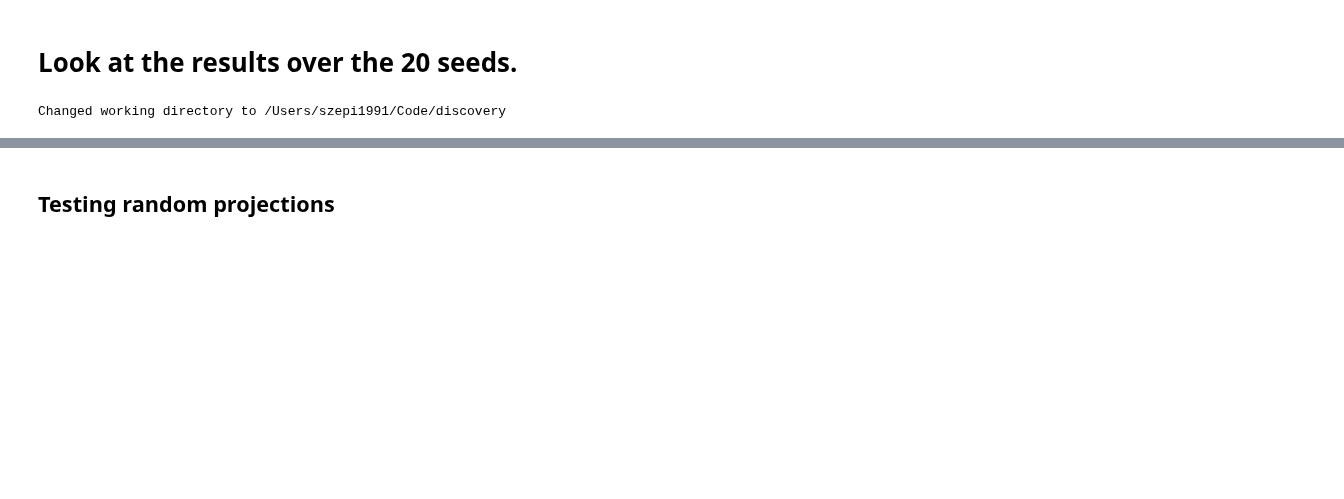
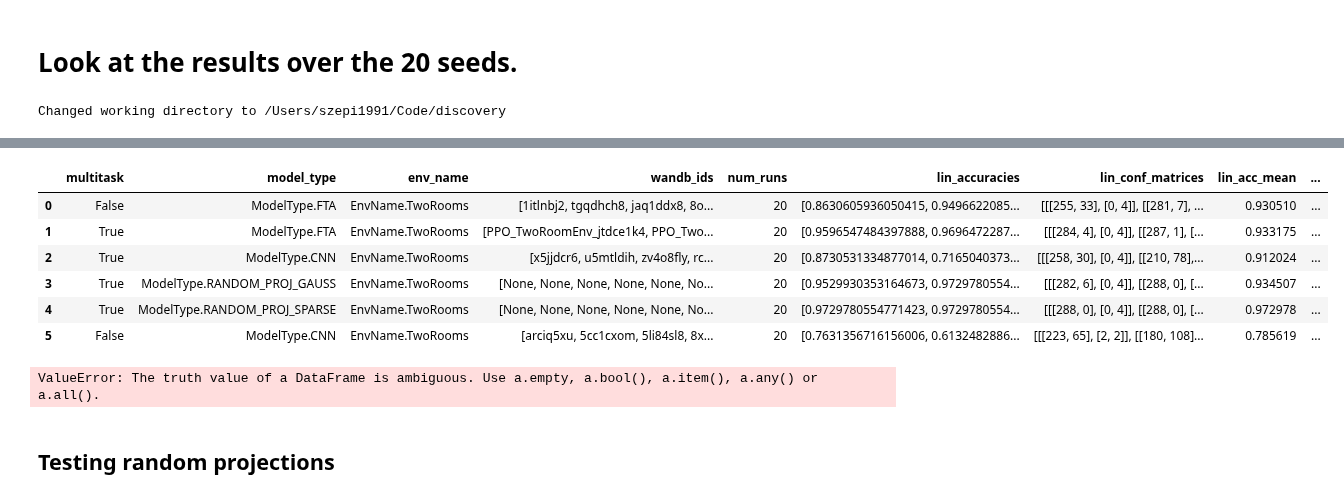
Before and after one commit to kevroi/discovery, a Jupyter notebook: discovery/class_analysis/minigrid.ipynb, the cells around one changed output, grey strips where cells are left out. Saved outputs shown, nothing was run; the diff lists cells and outputs as text; code cells hidden in the pictures; blank space fills up the shorter version.

```diff
--- a/discovery/class_analysis/minigrid.ipynb
+++ b/discovery/class_analysis/minigrid.ipynb
@@ -212,0 +224,14 @@ setting: Setting(multitask=True, model_type=<ModelType.RANDOM_PROJ_SPARSE: 4>, e
+# %%
+df = pd.DataFrame([
+    dataclasses.asdict(k) | dataclasses.asdict(v)
+    for k, v in results.items()
+])
+df
+# %% [output]
+|  | multitask | model_type | env_name | wandb_ids | num_runs | lin_accuracies | lin_conf_matrices | lin_acc_mean | ... |
+| 0 | False | ModelType.FTA | EnvName.TwoRooms | [1itlnbj2, tgqdhch8, jaq1ddx8, 8o... | 20 | [0.8630605936050415, 0.9496622085... | [[[255, 33], [0, 4]], [[281, 7], ... | 0.930510 | ... |
+| 1 | True | ModelType.FTA | EnvName.TwoRooms | [PPO_TwoRoomEnv_jtdce1k4, PPO_Two... | 20 | [0.9596547484397888, 0.9696472287... | [[[284, 4], [0, 4]], [[287, 1], [... | 0.933175 | ... |
+| 2 | True | ModelType.CNN | EnvName.TwoRooms | [x5jjdcr6, u5mtldih, zv4o8fly, rc... | 20 | [0.8730531334877014, 0.7165040373... | [[[258, 30], [0, 4]], [[210, 78],... | 0.912024 | ... |
+| 3 | True | ModelType.RANDOM_PROJ_GAUSS | EnvName.TwoRooms | [None, None, None, None, None, No... | 20 | [0.9529930353164673, 0.9729780554... | [[[282, 6], [0, 4]], [[288, 0], [... | 0.934507 | ... |
+| 4 | True | ModelType.RANDOM_PROJ_SPARSE | EnvName.TwoRooms | [None, None, None, None, None, No... | 20 | [0.9729780554771423, 0.9729780554... | [[[288, 0], [0, 4]], [[288, 0], [... | 0.972978 | ... |
+| 5 | False | ModelType.CNN | EnvName.TwoRooms | [arciq5xu, 5cc1cxom, 5li84sl8, 8x... | 20 | [0.7631356716156006, 0.6132482886... | [[[223, 65], [2, 2]], [[180, 108]... | 0.785619 | ... |
@@ -213,3 +243,8 @@ setting: Setting(multitask=True, model_type=<ModelType.RANDOM_PROJ_SPARSE: 4>, e
+# %%
+
+pd.Series(pd.DataFrame.from_dict(results, orient="index")).reset_index()
+# %% [output]
+ValueError: The truth value of a DataFrame is ambiguous. Use a.empty, a.bool(), a.item(), a.any() or a.all().
 # %% [markdown]
 ## Testing random projections
 # %%
```
Also changed, not shown: parts of 4 cells of this notebook.
